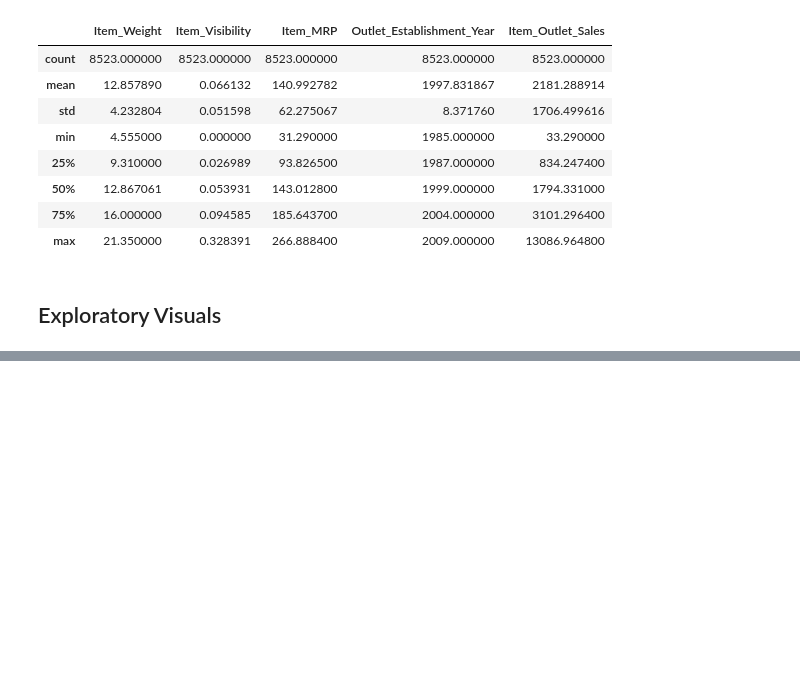
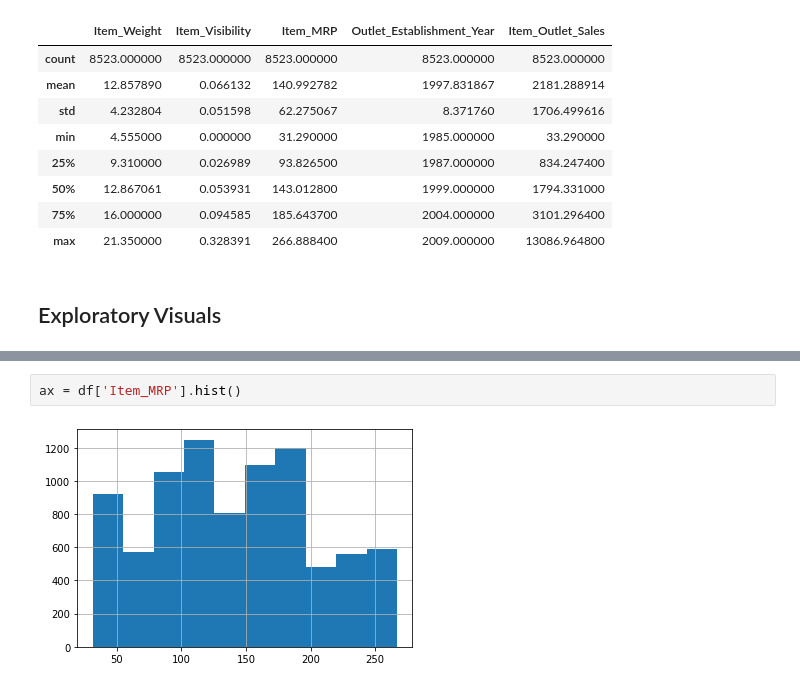
Before and after one commit to hawkeyedatatsai/food-sales-predictions, a Jupyter notebook: Heng_Tser_Tsai_Food_Sales_Predictions.ipynb, the cells around one changed output, grey strips where cells are left out. Drawn from its saved outputs; the diff is of its cells as text; blank space fills up the shorter version.

```diff
--- a/Heng_Tser_Tsai_Food_Sales_Predictions.ipynb
+++ b/Heng_Tser_Tsai_Food_Sales_Predictions.ipynb
@@ -366,0 +412,4 @@ df.describe()
+# %%
+ax = df['Item_MRP'].hist()
+# %% [output]
+[figure, added]
```
Also changed, not shown: parts of 37 cells of this notebook.
